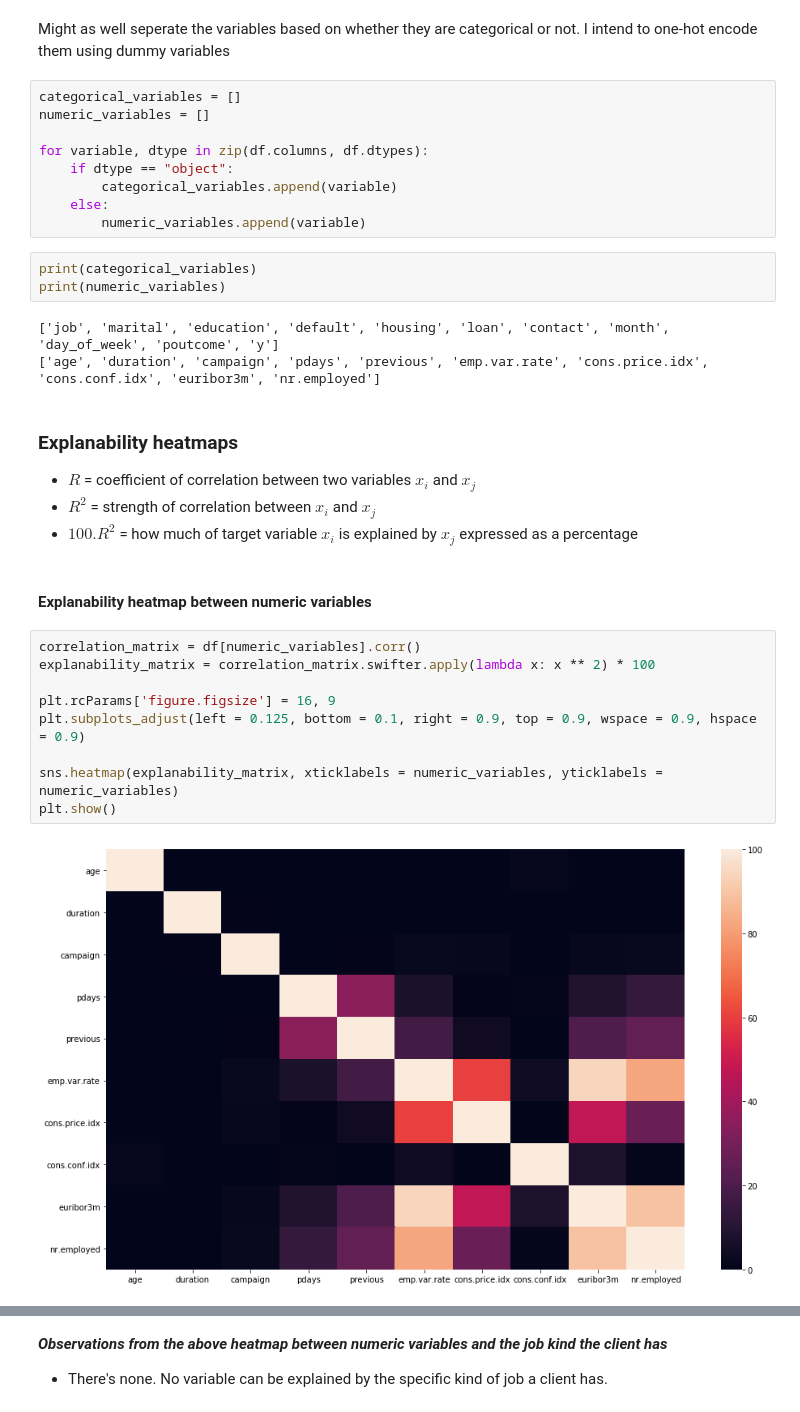
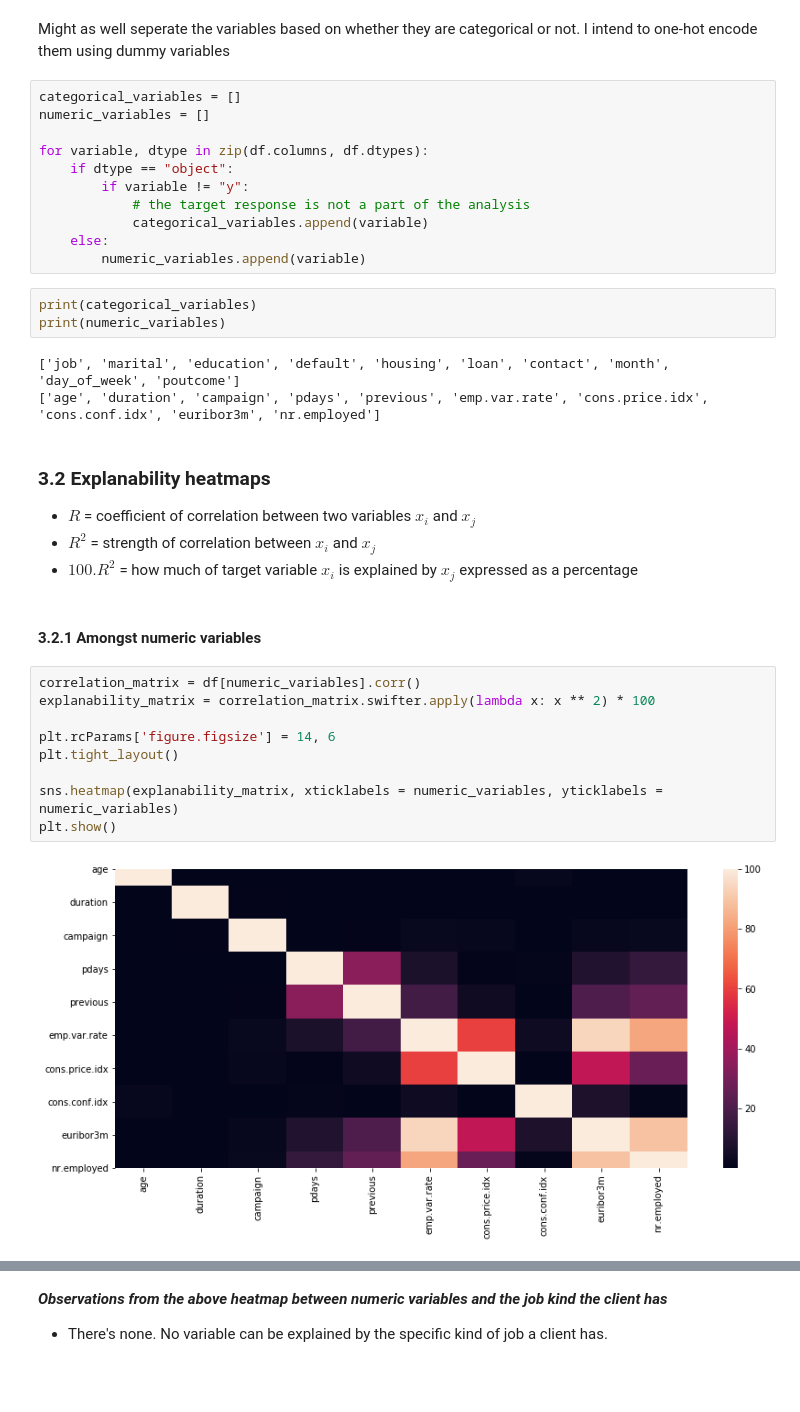
Before and after one commit to Dexter1618/DeepLearningAcademy, a Jupyter notebook: Project01/Predictive_Behavior_Modelling.ipynb, the cells around one changed output, grey strips where cells are left out. Drawn from its saved outputs; the diff is of its cells as text; blank space fills up the shorter version.

```diff
--- a/Project01/Predictive_Behavior_Modelling.ipynb
+++ b/Project01/Predictive_Behavior_Modelling.ipynb
@@ -168,31 +177,33 @@ numeric_variables = []
 
 for variable, dtype in zip(df.columns, df.dtypes):
     if dtype == "object":
-        categorical_variables.append(variable)
+        if variable != "y":
+            # the target response is not a part of the analysis
+            categorical_variables.append(variable)
     else:
         numeric_variables.append(variable)
 # %%
 print(categorical_variables)
 print(numeric_variables)
 # %% [output]
-['job', 'marital', 'education', 'default', 'housing', 'loan', 'contact', 'month', 'day_of_week', 'poutcome', 'y']
+['job', 'marital', 'education', 'default', 'housing', 'loan', 'contact', 'month', 'day_of_week', 'poutcome']
 ['age', 'duration', 'campaign', 'pdays', 'previous', 'emp.var.rate', 'cons.price.idx', 'cons.conf.idx', 'euribor3m', 'nr.employed']
 # %% [markdown]
-### Explanability heatmaps
+### 3.2 Explanability heatmaps
 
 - $R$ = coefficient of correlation between two variables $x_i$ and $x_j$
 - $R^2$ = strength of correlation between $x_i$ and $x_j$
 - $100.R^2$ = how much of target variable $x_i$ is explained by $x_j$ expressed as a percentage
 # %% [markdown]
-#### Explanability heatmap between numeric variables
+#### 3.2.1 Amongst numeric variables
 # %%
 correlation_matrix = df[numeric_variables].corr()
 explanability_matrix = correlation_matrix.swifter.apply(lambda x: x ** 2) * 100
 
-plt.rcParams['figure.figsize'] = 16, 9
-plt.subplots_adjust(left = 0.125, bottom = 0.1, right = 0.9, top = 0.9, wspace = 0.9, hspace = 0.9)
+plt.rcParams['figure.figsize'] = 14, 6
+plt.tight_layout()
 
 sns.heatmap(explanability_matrix, xticklabels = numeric_variables, yticklabels = numeric_variables)
 plt.show()
 # %% [output]
-[figure, old version]
+[figure, new version]
```
Also changed, not shown: parts of 125 cells of this notebook.
